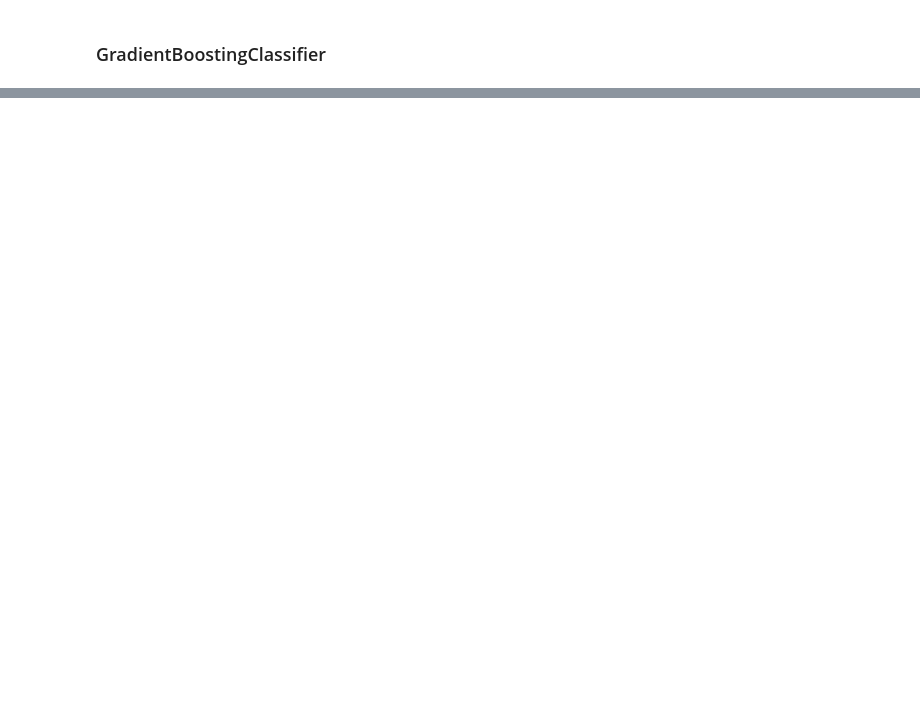
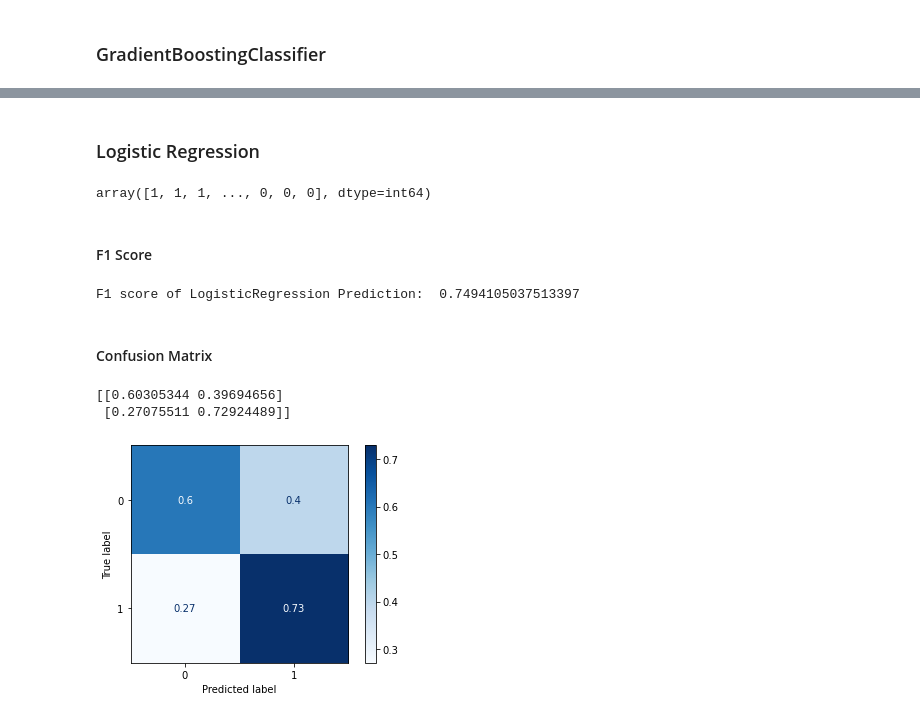
Before and after one commit to p33ves/Starbucks-Passive-Customer-Detection, a Jupyter notebook: notebooks/Passive Customer Detection.ipynb, the cells around one changed output, grey strips where cells are left out. Cells and saved outputs as stored; diff of their text form; code cells hidden in the pictures; blank space fills up the shorter version.

```diff
--- a/notebooks/Passive Customer Detection.ipynb
+++ b/notebooks/Passive Customer Detection.ipynb
@@ -412,0 +461,29 @@ sns.heatmap(cf_matrix/np.sum(cf_matrix), annot=True, fmt='.2%', cmap='Blues')
+# %% [markdown]
+### Logistic Regression
+# %%
+#Passing the test data to the Logistic Regressor
+y_pred_lor = lor_est.predict(X_test)
+y_pred_lor
+# %% [output]
+array([1, 1, 1, ..., 0, 0, 0], dtype=int64)
+# %% [markdown]
+#### F1 Score
+# %%
+#f1 score of predicted data
+f1_score_lor = f1_score(y_test, y_pred_lor)
+print('F1 score of LogisticRegression Prediction: ', f1_score_lor)
+# %% [output]
+F1 score of LogisticRegression Prediction:  0.7494105037513397
+# %% [markdown]
+#### Confusion Matrix
+# %%
+disp = plot_confusion_matrix(lor_est, X_test, y_test,
+                                 cmap=plt.cm.Blues,
+                                 normalize='true')
+print(disp.confusion_matrix)
+
+plt.show()
+# %% [output]
+[[0.60305344 0.39694656]
+ [0.27075511 0.72924489]]
+[figure, added]
```
Also changed, not shown: parts of 44 cells of this notebook.
